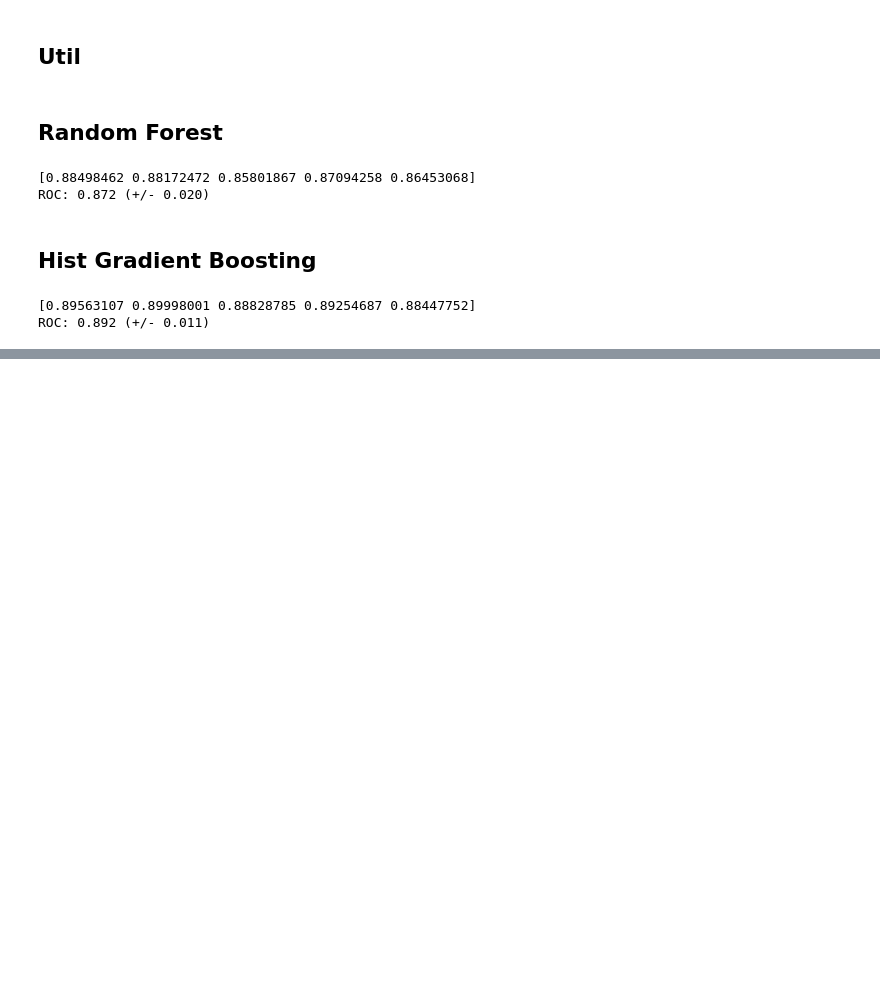
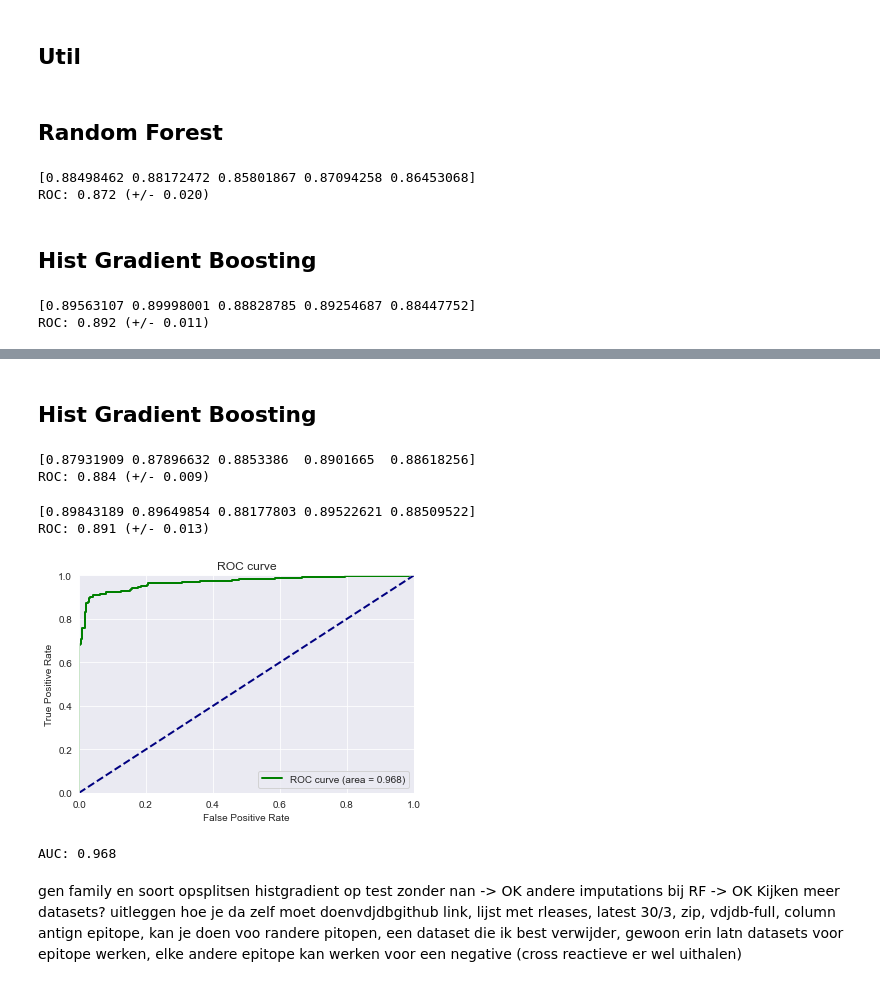
Before and after one commit to arnodeceuninck/thesis, a Jupyter notebook: 10 Overview.ipynb, the cells around one changed output, grey strips where cells are left out. Saved outputs shown, nothing was run; the diff lists cells and outputs as text; code cells hidden in the pictures; blank space fills up the shorter version.

```diff
--- a/10 Overview.ipynb
+++ b/10 Overview.ipynb
@@ -101,0 +121,15 @@ ROC: 0.892 (+/- 0.011)
+# %%
+from sklearn.model_selection import train_test_split
+from util import get_train_dataset, get_features, fix_test, evaluate, calculate_auc_and_plot, get_columns_starting_with
+
+df = get_train_dataset()
+# df = df.sample(n=1000) # for faster debugging
+
+train, test = train_test_split(df, test_size=0.2, random_state=42)
+
+test.dropna(inplace=True)
+x = get_features(train)
+y = train['reaction']
+x_test = get_features(test, test=True)
+x_test = fix_test(x_test, x.columns)
+y_test = test['reaction']
@@ -101,0 +139,49 @@ ROC: 0.892 (+/- 0.011)
+# %%
+def evaluate_seperate_chains(clf1, clf2):
+    # Keep only the columns starting with 'alfa_'
+    x_alpha = get_columns_starting_with(x, 'alfa_')
+    x_beta = get_columns_starting_with(x, 'beta_')
+
+    clf1.fit(x_alpha, y)
+    clf2.fit(x_beta, y)
+
+    x_test_alpha = get_columns_starting_with(x_test, 'alfa_')
+    x_test_beta = get_columns_starting_with(x_test, 'beta_')
+
+    x_test_alpha = fix_test(x_test_alpha, x_alpha.columns)
+    x_test_beta = fix_test(x_test_beta, x_beta.columns)
+
+    y_pred1 = clf1.predict_proba(x_test_alpha)[:, 1]
+    y_pred2 = clf2.predict_proba(x_test_beta)[:, 1]
+
+    y_pred = (y_pred1 + y_pred2) / 2
+    auc = calculate_auc_and_plot(y_test, y_pred)
+
+    print(f'AUC: {auc:.3f}')
+# %% [markdown]
+## Hist Gradient Boosting
+# %%
+from sklearn.ensemble import HistGradientBoostingClassifier
+clf = HistGradientBoostingClassifier(random_state=0)
+# %%
+evaluate(clf, x, y)
+# %% [output]
+[0.87931909 0.87896632 0.8853386  0.8901665  0.88618256]
+ROC: 0.884 (+/- 0.009)
+# %%
+evaluate(clf, cv_x, cv_y)
+# %% [output]
+[0.89843189 0.89649854 0.88177803 0.89522621 0.88509522]
+ROC: 0.891 (+/- 0.013)
+# %%
+clf2 = HistGradientBoostingClassifier(random_state=0)
+evaluate_seperate_chains(clf, clf2)
+# %% [output]
+[figure, added]
+AUC: 0.968
+# %% [markdown]
+gen family en soort opsplitsen
+histgradient op test zonder nan -> OK
+andere imputations bij RF -> OK
+Kijken meer datasets? uitleggen hoe je da zelf moet doenvdjdbgithub link, lijst met rleases, latest 30/3, zip, vdjdb-full, column antign epitope, kan je doen voo randere pitopen,  een dataset die ik best verwijder, gewoon erin latn
+datasets voor epitope werken, elke andere epitope kan werken voor een negative (cross reactieve er wel uithalen)
```
Also changed, not shown: parts of 3 cells of this notebook, 5 other files.
